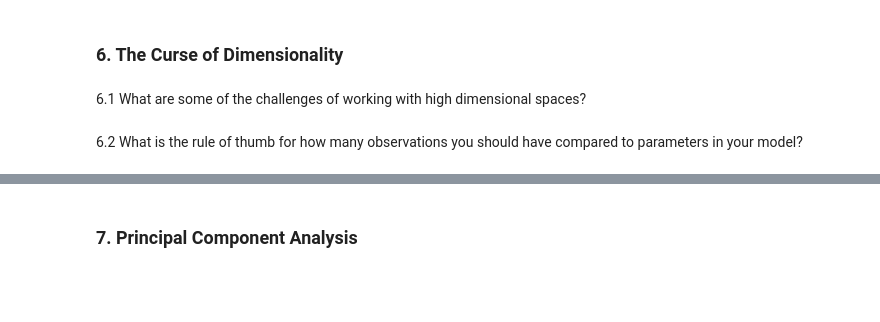
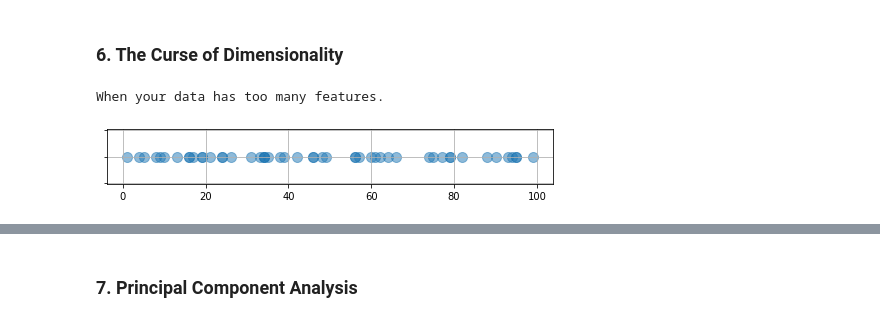
Before and after one commit to lfr4704/DS-Unit-1-Sprint-3-Linear-Algebra, a Jupyter notebook: module3-dimensionality-reduction/LS_DS_133_Exercise_Solutions.ipynb, the cells around one changed output, grey strips where cells are left out. Drawn from its saved outputs; the diff is of its cells as text; code cells hidden in the pictures; blank space fills up the shorter version.

```diff
--- a/module3-dimensionality-reduction/LS_DS_133_Exercise_Solutions.ipynb
+++ b/module3-dimensionality-reduction/LS_DS_133_Exercise_Solutions.ipynb
@@ -277,7 +277,19 @@ print(D)
 More info [here](https://www.math.ubc.ca/~pwalls/math-python/linear-algebra/eigenvalues-eigenvectors) about how to use eigenvalues to diagonalize a matrix.
 # %% [markdown]
 ### 6. The Curse of Dimensionality
-# %% [markdown]
-6.1 What are some of the challenges of working with high dimensional spaces?
-# %% [markdown]
-6.2 What is the rule of thumb for how many observations you should have compared to parameters in your model?
+# %%
+# What is the curse of dimensionality?
+print('When your data has too many features.')
+# %% [output]
+When your data has too many features.
+# %%
+# Make a dataframe of 50 points
+df = pd.DataFrame({'x':np.random.randint(0, 100, 50)})
+# %%
+# Plot the floats on a one-dimensional number line
+fig, ax = plt.subplots(figsize=(8,1))
+ax.grid()
+ax.set_yticklabels([])
+plt.scatter(df['x'], np.zeros(50), s=100, alpha=0.5);
+# %% [output]
+[figure, added]
```
Also changed, not shown: parts of 14 cells of this notebook, 4 other files.
